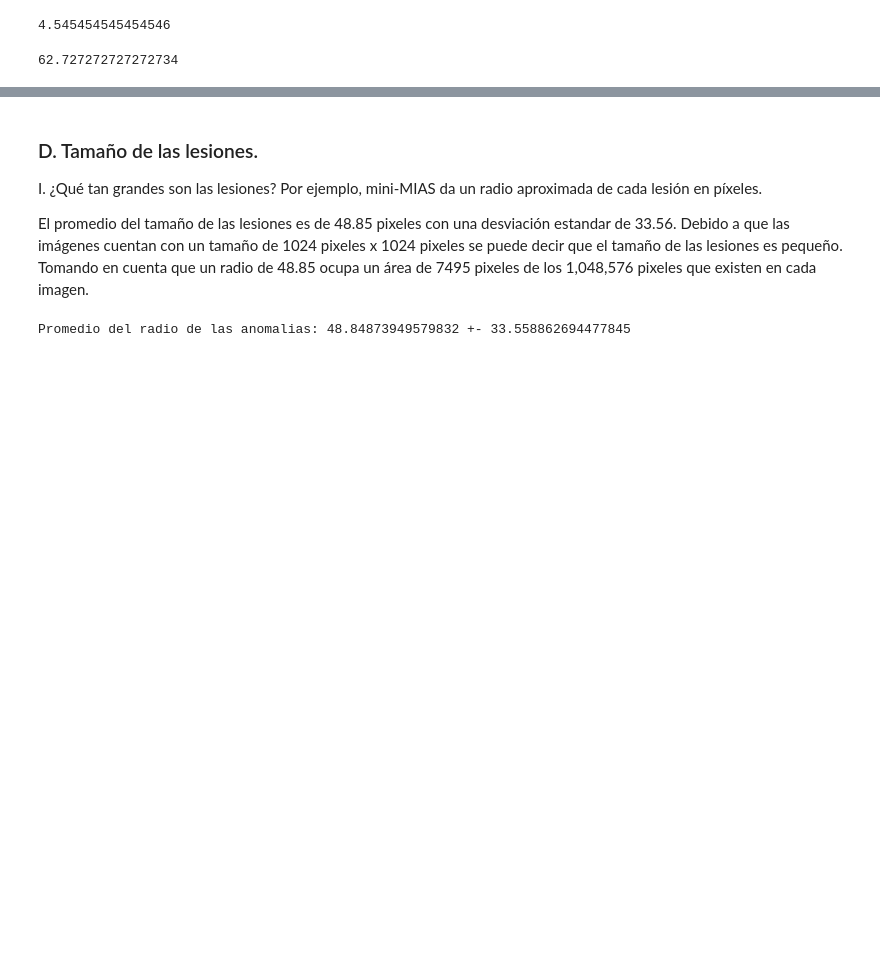
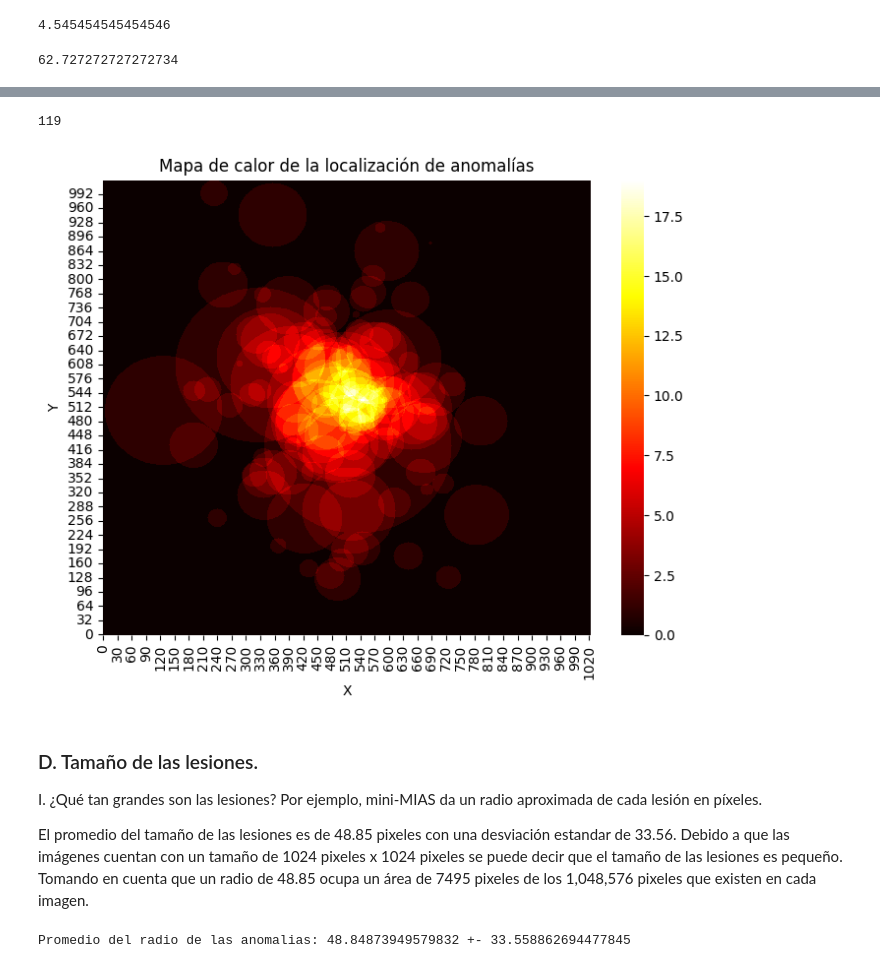
Before and after one commit to Maffergu/cancer_detection, a Jupyter notebook: analisis.ipynb, the cells around one changed output, grey strips where cells are left out. Saved outputs shown, nothing was run; the diff lists cells and outputs as text; code cells hidden in the pictures; blank space fills up the shorter version.

```diff
--- a/analisis.ipynb
+++ b/analisis.ipynb
@@ -100,3 +184,42 @@ print(norm_percentage)
+# %%
+# Filtrar solo las filas con coordenadas válidas
+cols = ['Abnormality_X', 'Abnormality_Y', 'Radius']
+anomalies = df[cols].apply(pd.to_numeric, errors='coerce')
+anomalies = anomalies[anomalies['Abnormality_X'].notna() & anomalies['Abnormality_Y'].notna()]
+
+print(len(anomalies))
+
+# Asumiendo imágenes de tamaño 1024x1024
+img_width = 1024
+img_height = 1024
+
+# Crear mapa vacío
+heatmap = np.zeros((img_height, img_width))
+
+# Acumular puntos en el mapa de calor
+for _, row in anomalies.iterrows():
+    x_center = int(row['Abnormality_X'])
+    y_center = int(row['Abnormality_Y'])
+    radius = int(row['Radius'])
+
+    # Crear una máscara circular
+    y_grid, x_grid = np.ogrid[:img_height, :img_width]
+    mask = (x_grid - x_center)**2 + (y_grid - y_center)**2 <= radius**2
+
+    # Sumar 1 a todos los puntos dentro del círculo
+    heatmap[mask] += 1
+
+# Visualizar
+plt.figure(figsize=(8, 6))
+sns.heatmap(heatmap, cmap="hot", cbar=True)
+plt.title("Mapa de calor de la localización de anomalías")
+plt.xlabel("X")
+plt.ylabel("Y")
+plt.gca().invert_yaxis()  # Para que el origen esté arriba como en las imágenes
+plt.show()
+# %% [output]
+119
+[figure, added]
 # %% [markdown]
 ### D. Tamaño de las lesiones.
 I. ¿Qué tan grandes son las lesiones? Por ejemplo, mini-MIAS da un radio aproximada de cada lesión en píxeles.
```
Also changed, not shown: parts of 12 cells of this notebook.
